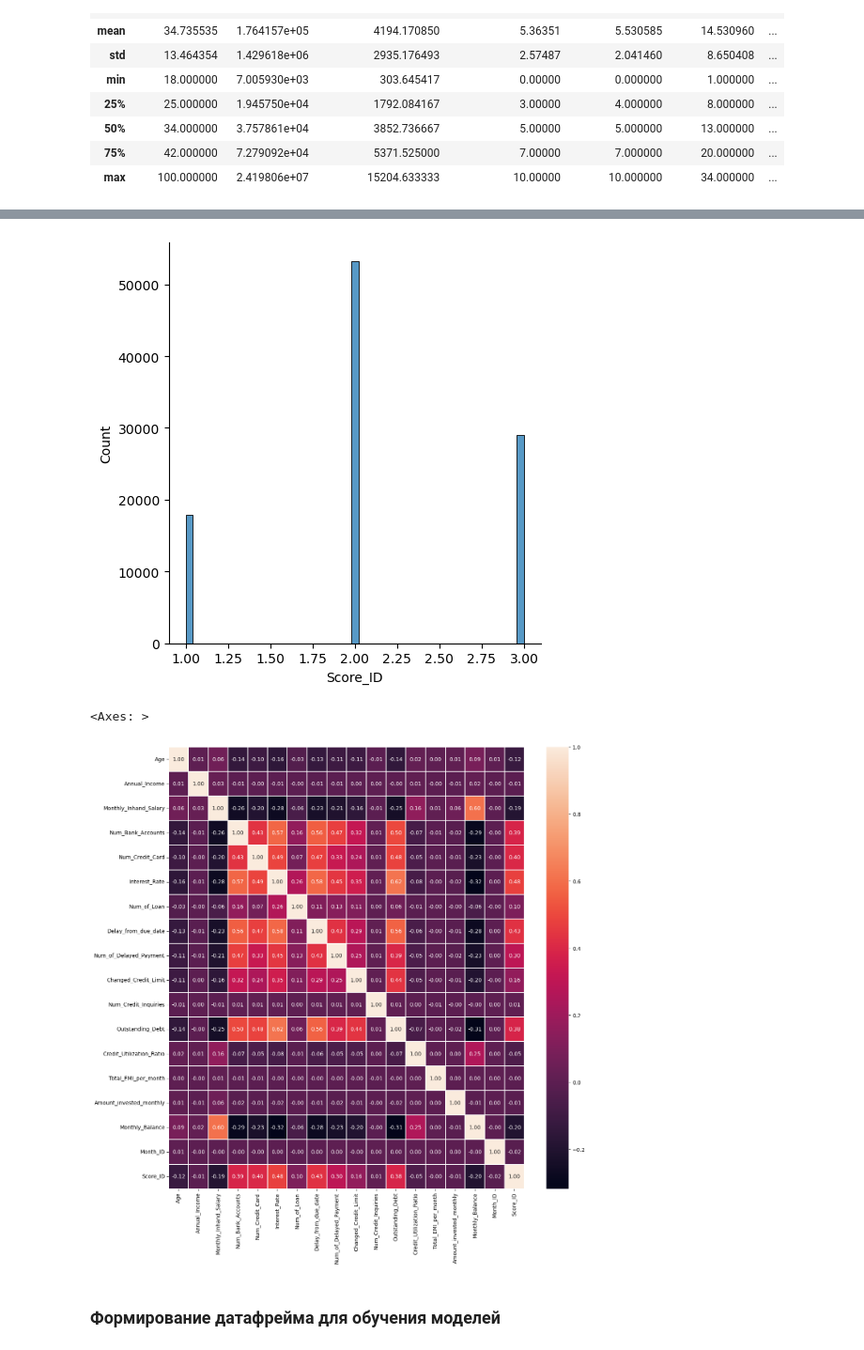
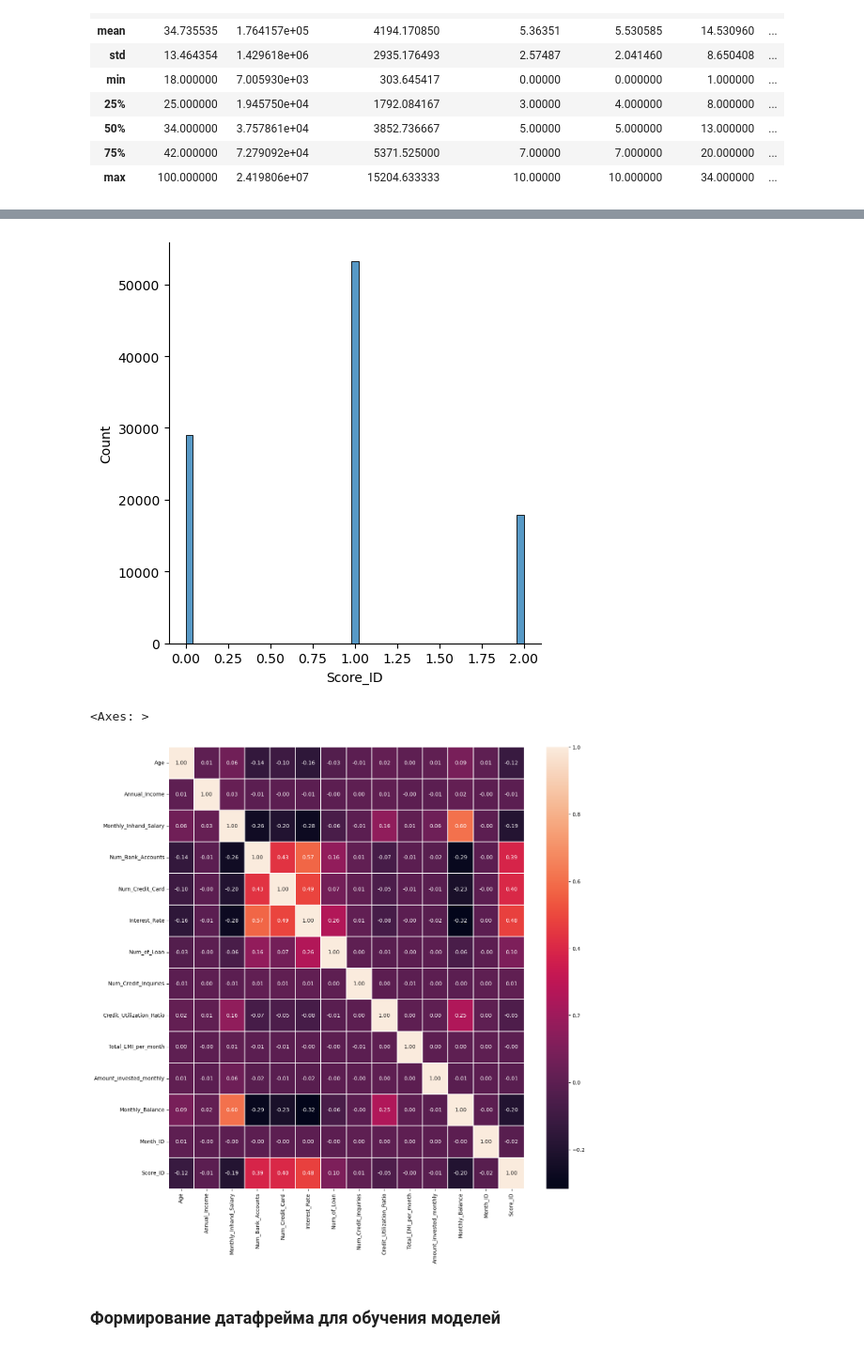
Before and after one commit to Kasilnur/Machine_learning, a Jupyter notebook: Machine_learning/Каскинбаев Ильнур Credit Score Classification Secrets.ipynb, the cells around one changed output, grey strips where cells are left out. Shown at 94% size. Drawn from its saved outputs; the diff is of its cells as text; code cells hidden in the pictures.

```diff
--- a/Machine_learning/Каскинбаев Ильнур Credit Score Classification Secrets.ipynb
+++ b/Machine_learning/Каскинбаев Ильнур Credit Score Classification Secrets.ipynb
@@ -218,7 +226,7 @@ df_train.Credit_Score.unique()
 # %% [output]
 array(['Good', 'Standard', 'Poor'], dtype=object)
 # %%
-dict_scores = {'Good' : 1, 'Standard' : 2, 'Poor' : 3}
+dict_scores = {'Good' : 0, 'Standard' : 1, 'Poor' : 2}
 df_train['Score_ID'] = df_train.Credit_Score.map(dict_scores)
 # %%
 df_train.drop('Credit_Score', axis=1, inplace=True)
@@ -407,7 +415,7 @@ top           15
 freq        3596
 Name: Delay_from_due_date, dtype: object
 # %%
-df_train['Delay_from_due_date'] = df_train['Delay_from_due_date'].astype('int')
+df_train['Delay_from_due_date'] = df_train['Delay_from_due_date'].astype('int64')
 # %%
 df_train['Num_of_Delayed_Payment'].describe()
 # %% [output]
@@ -830,15 +842,15 @@ sns.pairplot(df_train[['Age', "Amount_invested_monthly", "Monthly_Balance", "Out
 # %%
 sns.displot(df_train.Score_ID.T);
 # %% [output]
-[figure, old version]
+[figure, new version]
 # %%
 # Построение корреляционной матрицы
-corr = df_train.drop(['Name', 'SSN', 'Occupation', 'Type_of_Loan','Credit_Mix', 'Credit_History_Age', 'Payment_of_Min_Amount','Payment_Behaviour'], axis=1).corr()
+corr = df_train.drop(['Name', 'SSN', 'Occupation', 'Type_of_Loan','Credit_Mix', 'Credit_History_Age', 'Payment_of_Min_Amount','Payment_Behaviour', 'Outstanding_Debt', 'Delay_from_due_date', 'Changed_Credit_Limit', 'Num_of_Delayed_Payment'], axis=1).corr()
 plt.figure(figsize=(15,15))
 sns.heatmap(corr, annot = True, linewidths=0.1 , fmt = '.2f')
 # %% [output]
 <Axes: >
-[figure, old version]
+[figure, new version]
 # %% [markdown]
 ### Формирование датафрейма для обучения моделей
 # %%
```
Also changed, not shown: parts of 34 cells of this notebook.
